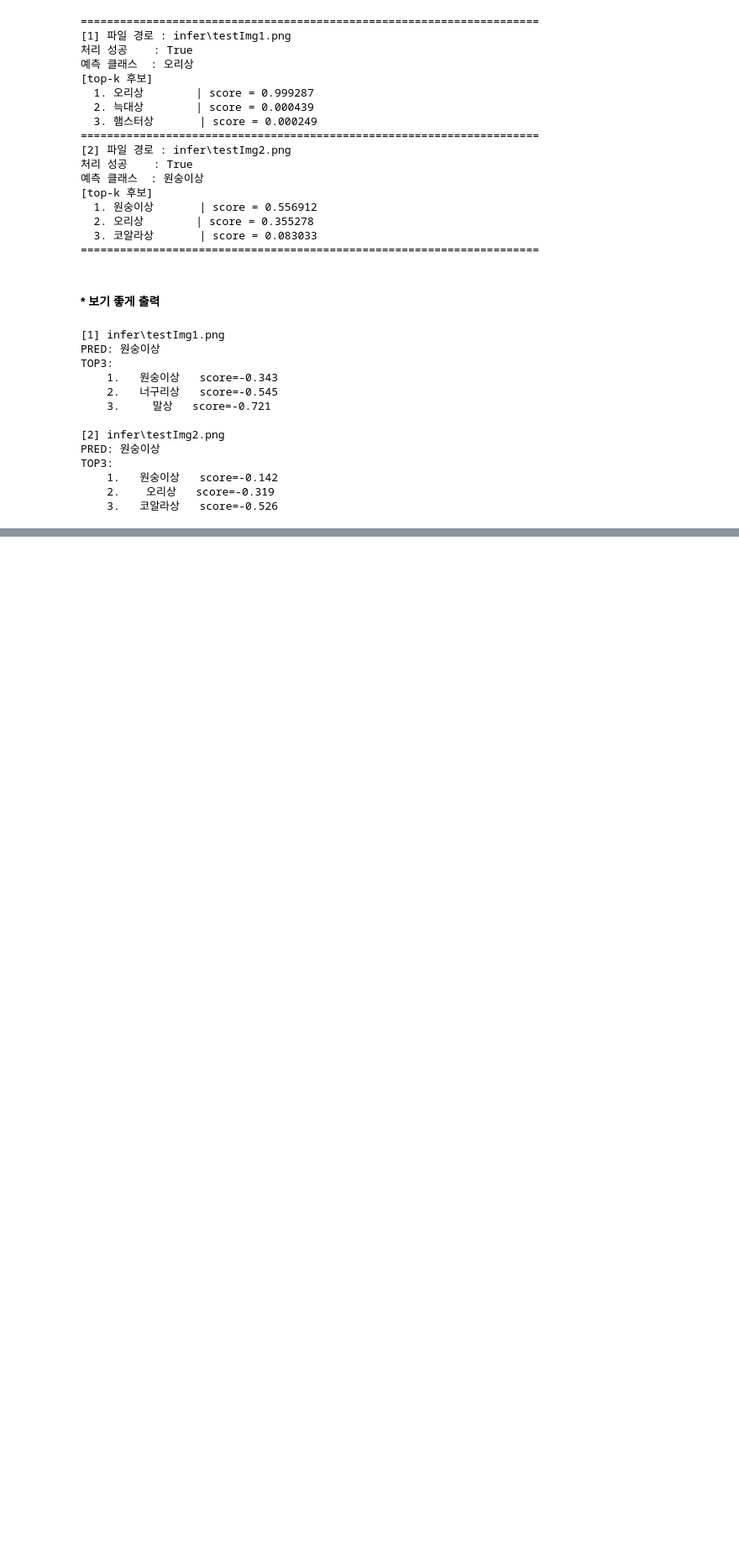
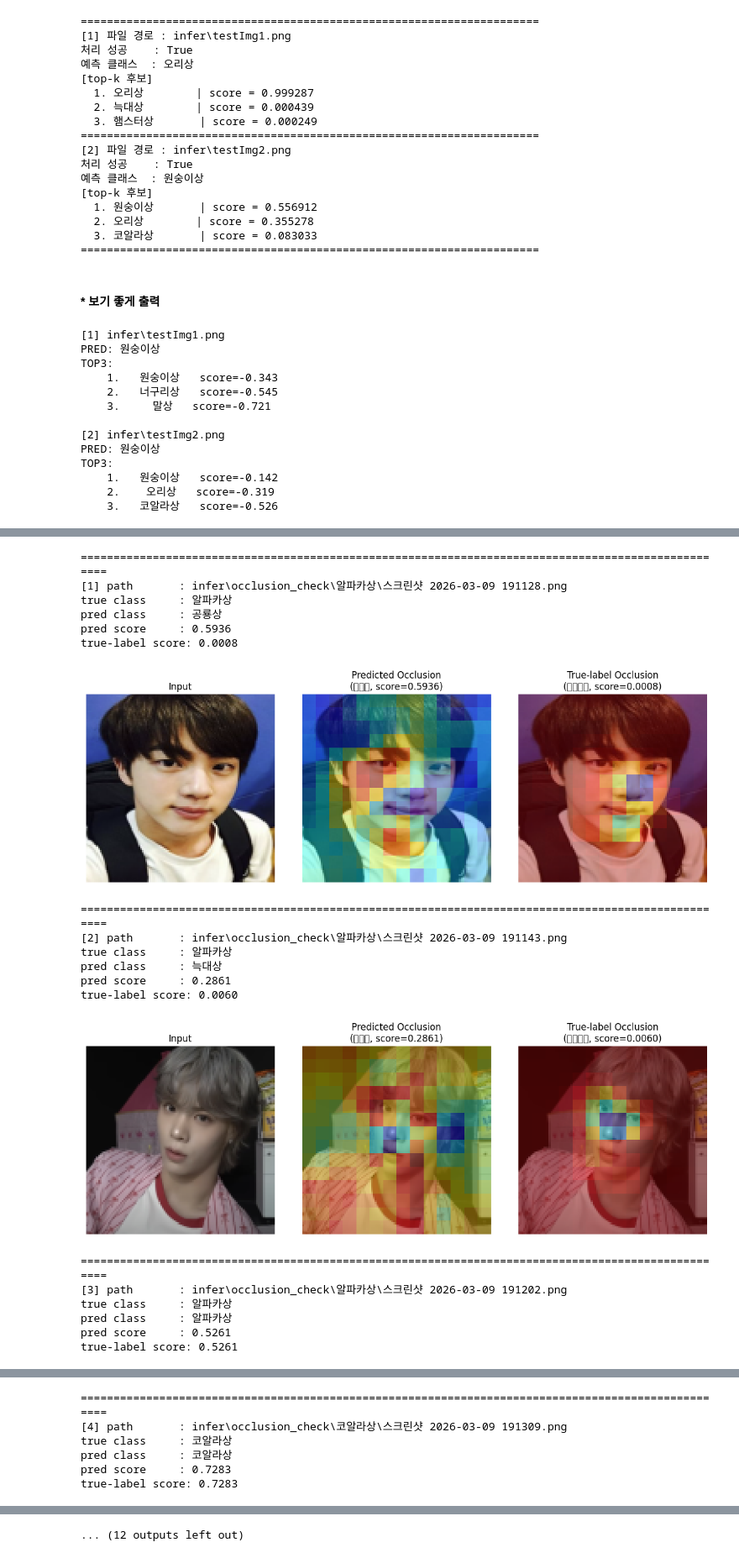
Before and after one commit to Potenup3DeepLearning/gachikium, a Jupyter notebook: 유현희/동물상_이미지_수집.ipynb, the cells around one changed output, grey strips where cells are left out. Shown at 84% size. Saved outputs shown, nothing was run; the diff lists cells and outputs as text; code cells hidden in the pictures; blank space fills up the shorter version.

```diff
--- a/유현희/동물상_이미지_수집.ipynb
+++ b/유현희/동물상_이미지_수집.ipynb
@@ -1054,0 +1139,57 @@ TOP3:
+# %%
+def show_occlusion_results(results, max_show=None):
+    valid_results = [r for r in results if r["ok"]]
+
+    if max_show is not None:
+        valid_results = valid_results[:max_show]
+
+    for i, r in enumerate(valid_results, start=1):
+        print("=" * 100)
+        print(f"[{i}] path       : {r['path']}")
+        print(f"true class     : {r['true_name']}")
+        print(f"pred class     : {r['pred_name']}")
+        print(f"pred score     : {r['pred_base_score']:.4f}")
+        print(f"true-label score: {r['true_base_score']:.4f}")
+
+        plt.figure(figsize=(12, 4))
+
+        plt.subplot(1, 3, 1)
+        plt.title("Input")
+        plt.axis("off")
+        plt.imshow(r["img_rgb"])
+
+        plt.subplot(1, 3, 2)
+        plt.title(f"Predicted Occlusion\n({r['pred_name']}, score={r['pred_base_score']:.4f})")
+        plt.axis("off")
+        plt.imshow(r["pred_overlay"])
+
+        plt.subplot(1, 3, 3)
+        plt.title(f"True-label Occlusion\n({r['true_name']}, score={r['true_base_score']:.4f})")
+        plt.axis("off")
+        plt.imshow(r["true_overlay"])
+
+        plt.tight_layout()
+        plt.show()
+
+show_occlusion_results(results)
+# %% [output]
+====================================================================================================
+[1] path       : infer\occlusion_check\알파카상\스크린샷 2026-03-09 191128.png
+true class     : 알파카상
+pred class     : 공룡상
+pred score     : 0.5936
+true-label score: 0.0008
+[figure, added]
+====================================================================================================
+[2] path       : infer\occlusion_check\알파카상\스크린샷 2026-03-09 191143.png
+true class     : 알파카상
+pred class     : 늑대상
+pred score     : 0.2861
+true-label score: 0.0060
+[figure, added]
+====================================================================================================
+[3] path       : infer\occlusion_check\알파카상\스크린샷 2026-03-09 191202.png
+true class     : 알파카상
+pred class     : 알파카상
+pred score     : 0.5261
+true-label score: 0.5261
@@ -1054,0 +1197,6 @@ TOP3:
+====================================================================================================
+[4] path       : infer\occlusion_check\코알라상\스크린샷 2026-03-09 191309.png
+true class     : 코알라상
+pred class     : 코알라상
+pred score     : 0.7283
+true-label score: 0.7283
@@ -1054,0 +1218 @@ TOP3:
+... (12 outputs left out)
```
Also changed, not shown: parts of 16 cells of this notebook.
